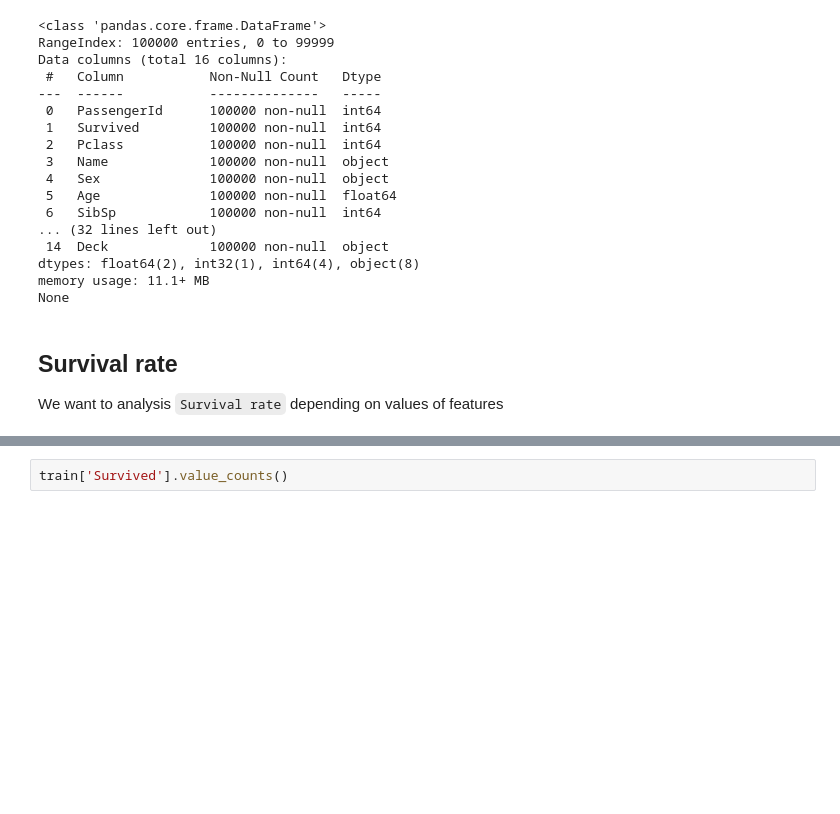
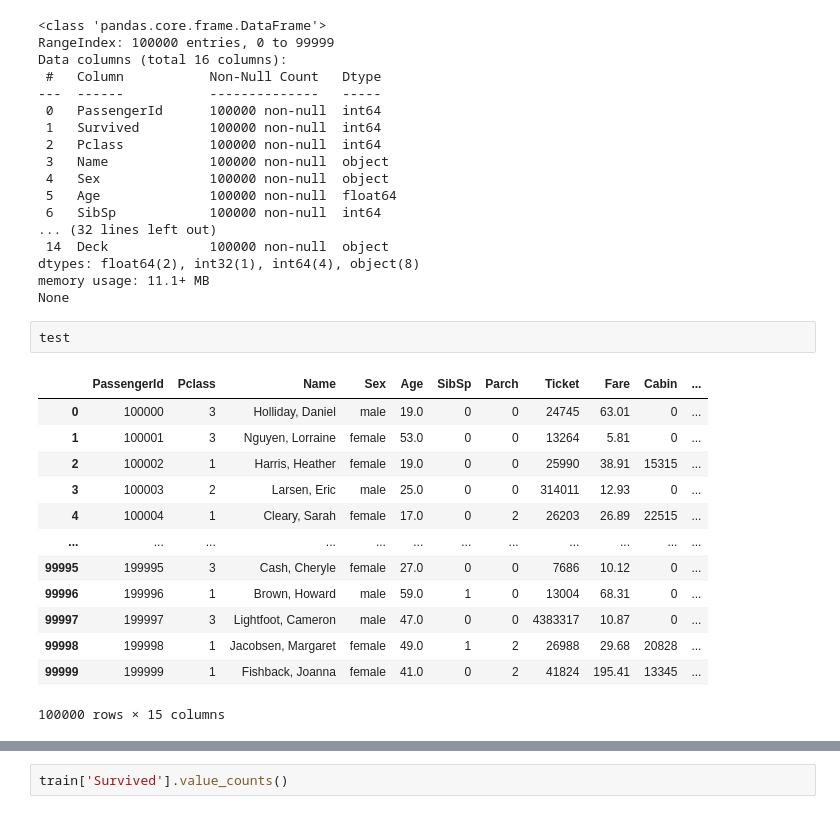
Before and after one commit to oduginov/ml-intro, a Jupyter notebook: 2_data_exploration/eda.ipynb, the cells around one changed output, grey strips where cells are left out. Cells and saved outputs as stored; diff of their text form; blank space fills up the shorter version.

```diff
--- a/2_data_exploration/eda.ipynb
+++ b/2_data_exploration/eda.ipynb
@@ -703,6 +718,19 @@ Data columns (total 16 columns):
 dtypes: float64(2), int32(1), int64(4), object(8)
 memory usage: 11.1+ MB
 None
-# %% [markdown]
-## Survival rate
-We want to analysis `Survival rate` depending on values of features
+# %%
+test
+# %% [output]
+|  | PassengerId | Pclass | Name | Sex | Age | SibSp | Parch | Ticket | Fare | Cabin | ... |
+| 0 | 100000 | 3 | Holliday, Daniel | male | 19.0 | 0 | 0 | 24745 | 63.01 | 0 | ... |
+| 1 | 100001 | 3 | Nguyen, Lorraine | female | 53.0 | 0 | 0 | 13264 | 5.81 | 0 | ... |
+| 2 | 100002 | 1 | Harris, Heather | female | 19.0 | 0 | 0 | 25990 | 38.91 | 15315 | ... |
+| 3 | 100003 | 2 | Larsen, Eric | male | 25.0 | 0 | 0 | 314011 | 12.93 | 0 | ... |
+| 4 | 100004 | 1 | Cleary, Sarah | female | 17.0 | 0 | 2 | 26203 | 26.89 | 22515 | ... |
+| ... | ... | ... | ... | ... | ... | ... | ... | ... | ... | ... | ... |
+| 99995 | 199995 | 3 | Cash, Cheryle | female | 27.0 | 0 | 0 | 7686 | 10.12 | 0 | ... |
+| 99996 | 199996 | 1 | Brown, Howard | male | 59.0 | 1 | 0 | 13004 | 68.31 | 0 | ... |
+| 99997 | 199997 | 3 | Lightfoot, Cameron | male | 47.0 | 0 | 0 | 4383317 | 10.87 | 0 | ... |
+| 99998 | 199998 | 1 | Jacobsen, Margaret | female | 49.0 | 1 | 2 | 26988 | 29.68 | 20828 | ... |
+| 99999 | 199999 | 1 | Fishback, Joanna | female | 41.0 | 0 | 2 | 41824 | 195.41 | 13345 | ... |
+100000 rows × 15 columns
```
Also changed, not shown: parts of 18 cells of this notebook.
